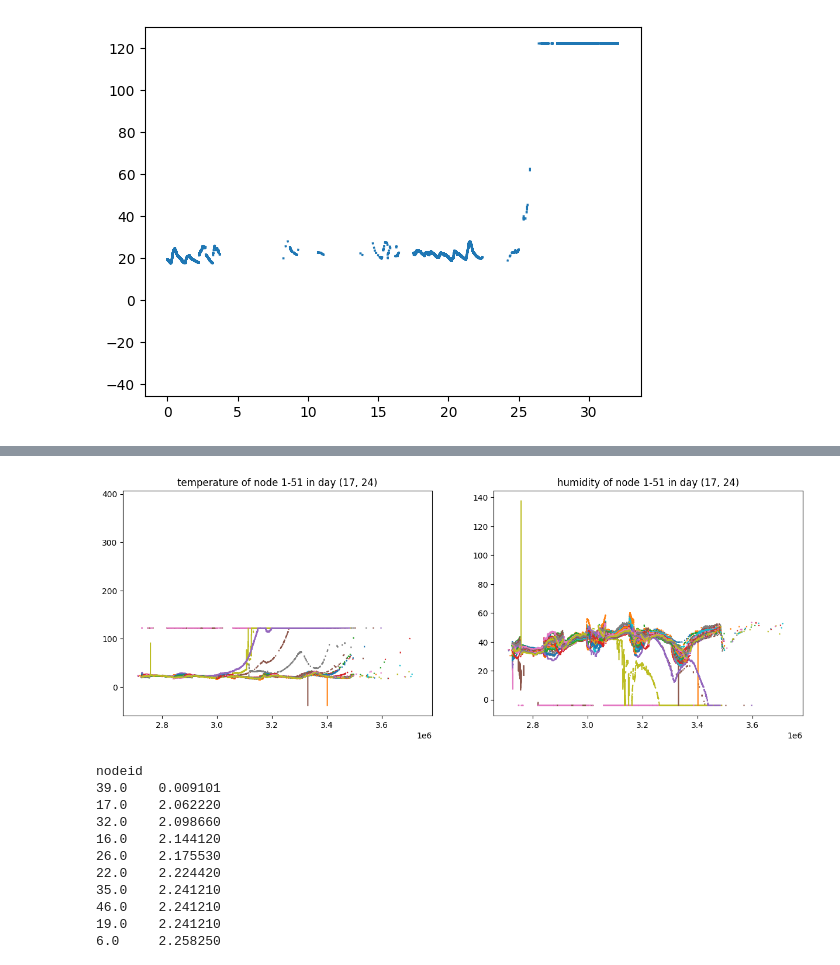
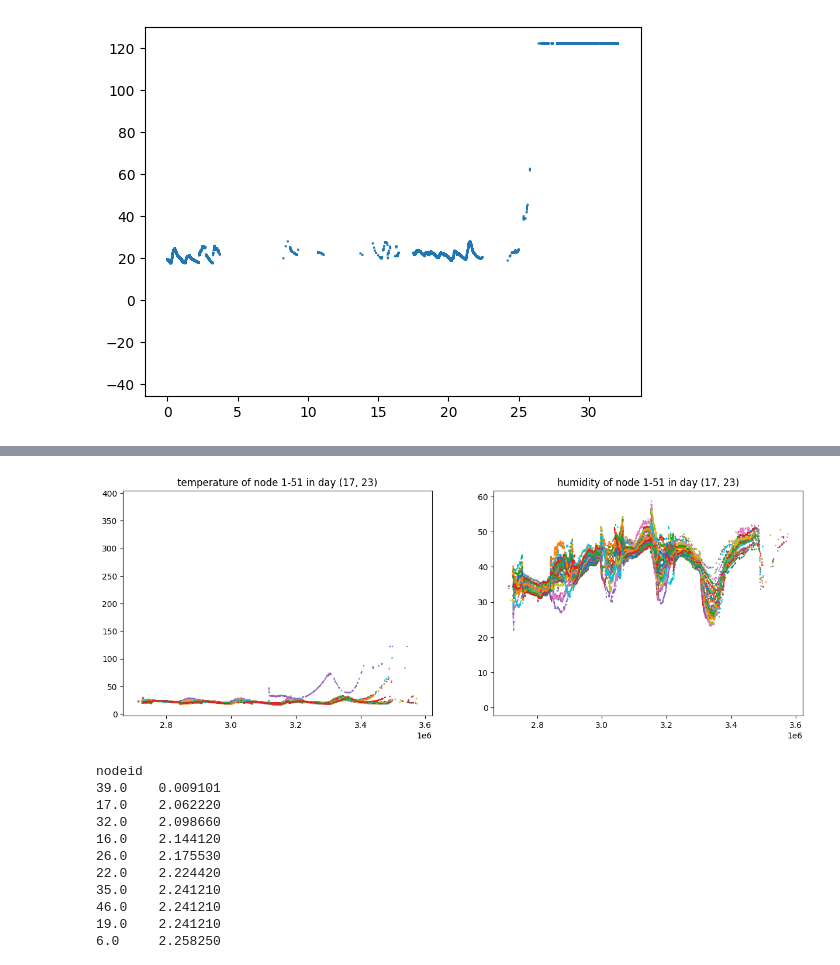
Before and after one commit to siji2022/CS6604_LoG_project, a Jupyter notebook: plots.ipynb, the cells around one changed output, grey strips where cells are left out. Cells and saved outputs as stored; diff of their text form; code cells hidden in the pictures.

```diff
--- a/plots.ipynb
+++ b/plots.ipynb
@@ -50,7 +50,7 @@ plt.plot(df_node['timestamp']/3600/24, df_node['temperature'])
 # %%
 # select the first day data
 START_DAY=17
-END_DAY=23+1
+END_DAY=23
 start_time = START_DAY*24*3600
 end_time = END_DAY*24*3600
 df_day = df[(df['timestamp']>=start_time) & (df['timestamp']<end_time)]
@@ -59,0 +60,5 @@ print(df_day.shape)
+# %%
+# make timestamp as integer
+df_day['timestamp'] = df_day['timestamp'].astype(int)
+# nodeid as integer
+df_day['nodeid'] = df_day['nodeid'].astype(int)
@@ -60,26 +79,26 @@ print(df_day.shape)
 # %%
 # 4 subplots (2,2)
 fig, ax = plt.subplots(1,2, figsize=(15,5))
 bad_sensor_list=[5,8,15,18,20,50, 16,17, 35,46,19,6,22,39,32,26] # low voltage
-bad_sensor_list=[-1] # low voltage
+# bad_sensor_list=[-1] # low voltage
 # plot temperature
 for node in range(1, 51):
     if node not in bad_sensor_list:
         df_node = df_day[df_day['nodeid']==node]
         df_node['temperature'].plot(ax=ax[0])
         df_node['humidity'].plot(ax=ax[1])
         # df_node['light'].plot(ax=ax[1,0])
         # df_node['voltage'].plot(ax=ax[1,1])
         ax[0].set_title(f'temperature of node 1-51 in day {START_DAY, END_DAY}')
         ax[1].set_title(f'humidity of node 1-51 in day {START_DAY, END_DAY}')
         # ax[1,0].set_title(f'light of node 1-51 in day {START_DAY, END_DAY}')
         # ax[1,1].set_title(f'voltage of node 1-51 in day {START_DAY, END_DAY}')
 
 
 
 plt.show()
 # %% [output]
-[figure, old version]
+[figure, new version]
 # %%
 # which node has the highest temperature?
 df_day.groupby('nodeid')['voltage'].min().sort_values(ascending=True)
```
Also changed, not shown: parts of 3 cells of this notebook, 1 other file.
